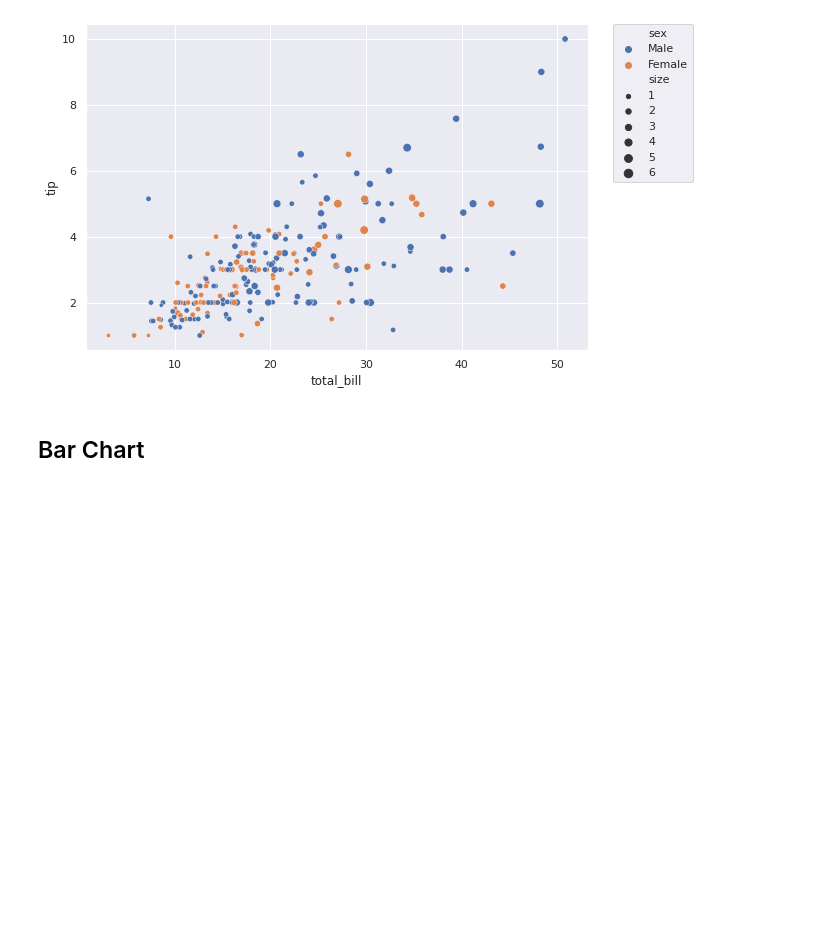
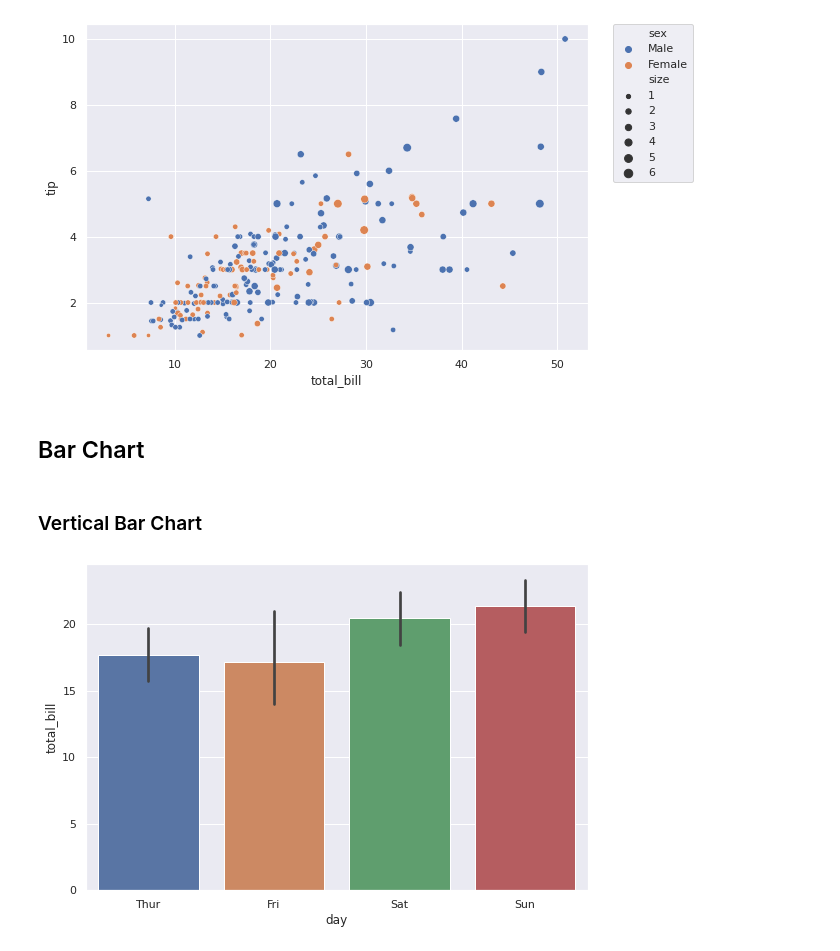
Before and after one commit to adhang/data-science-digital-skola, a Jupyter notebook: 16. Advanced Visualization/Learn - Advanced Visualization.ipynb, the cells around one changed output. Cells and saved outputs as stored; diff of their text form; code cells hidden in the pictures; blank space fills up the shorter version.

```diff
--- a/16. Advanced Visualization/Learn - Advanced Visualization.ipynb
+++ b/16. Advanced Visualization/Learn - Advanced Visualization.ipynb
@@ -176,3 +188,13 @@ plt.show()
 [figure]
 # %% [markdown]
 ## Bar Chart
+# %% [markdown]
+### Vertical Bar Chart
+# %%
+fig, ax = plt.subplots(figsize=(9,6))
+
+sns.barplot(data=data, x='day', y='total_bill', ax=ax)
+
+plt.show()
+# %% [output]
+[figure, added]
```
Also changed, not shown: parts of 67 cells of this notebook.
